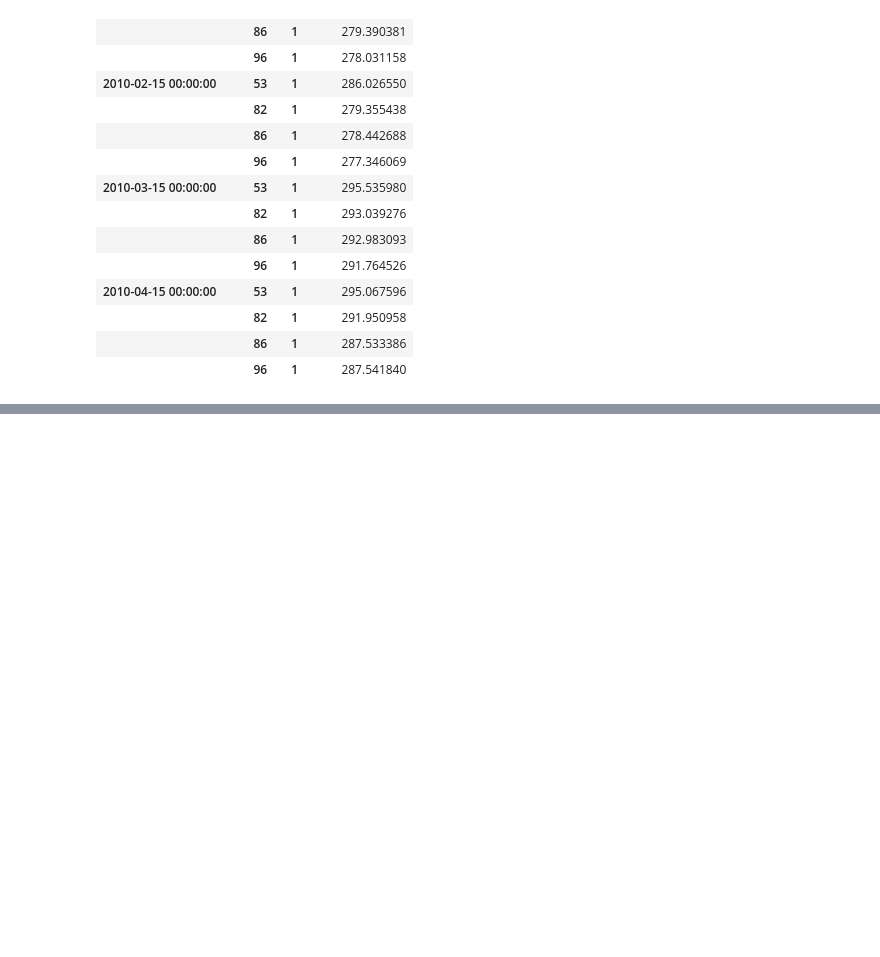
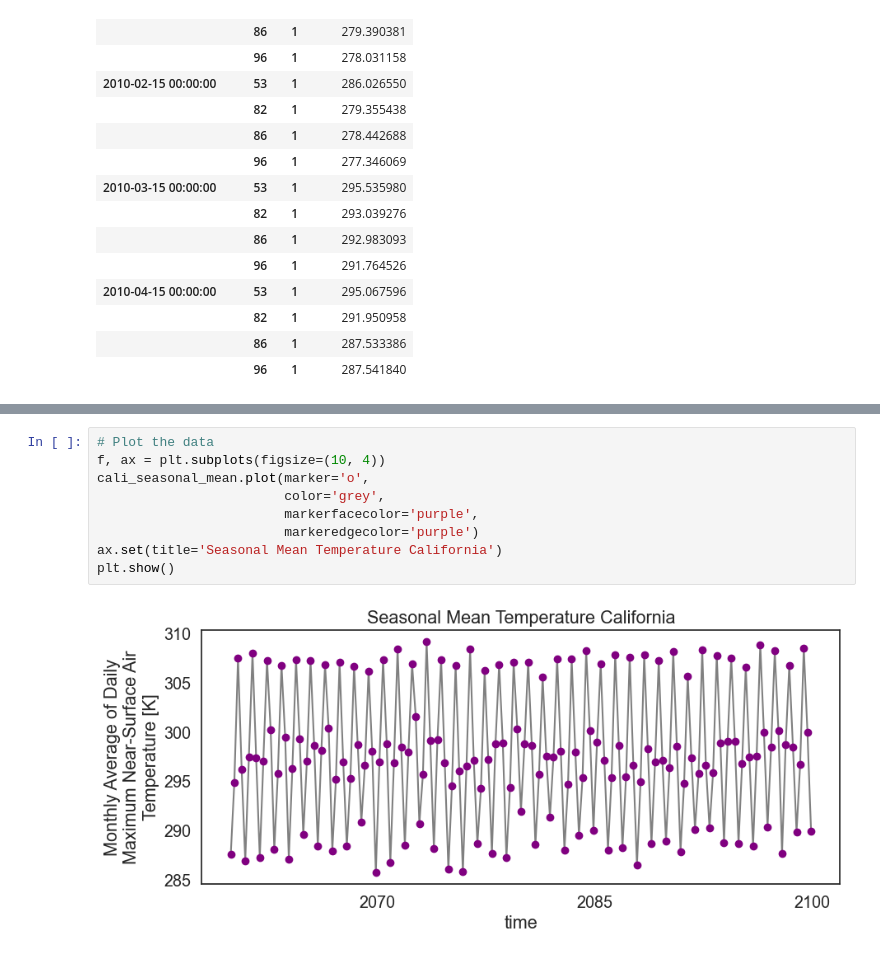
Before and after one commit to francescofustinoni/earthlab, a Jupyter notebook: hierarchical-data/NetCDF4CaliforniaClimateAnalysis.ipynb, the cells around one changed output, grey strips where cells are left out. Saved outputs shown, nothing was run; the diff lists cells and outputs as text; blank space fills up the shorter version.

```diff
--- a/hierarchical-data/NetCDF4CaliforniaClimateAnalysis.ipynb
+++ b/hierarchical-data/NetCDF4CaliforniaClimateAnalysis.ipynb
@@ -177,0 +248,11 @@ two_months_west_coast.groupby('region').mean(['lat', 'lon']).to_dataframe()
+# %%
+# Plot the data
+f, ax = plt.subplots(figsize=(10, 4))
+cali_seasonal_mean.plot(marker='o',
+                        color='grey',
+                        markerfacecolor='purple',
+                        markeredgecolor='purple')
+ax.set(title='Seasonal Mean Temperature California')
+plt.show()
+# %% [output]
+[figure, added]
```
Also changed, not shown: parts of 14 cells of this notebook.
